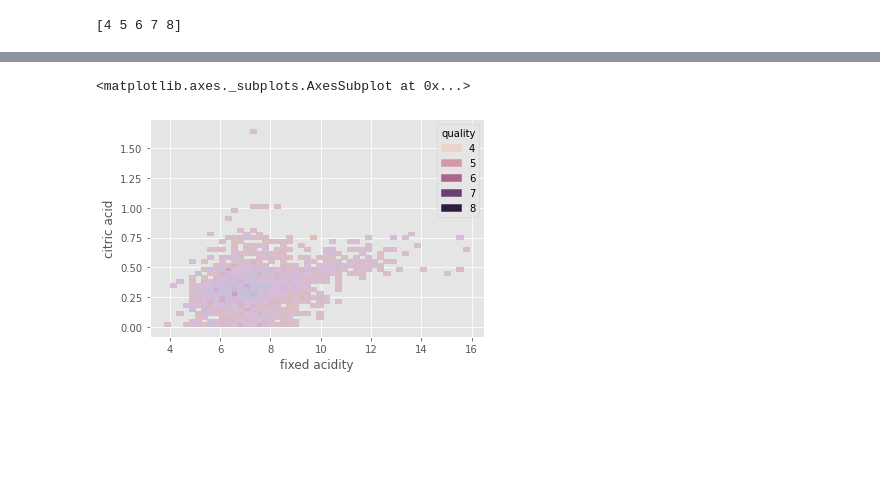
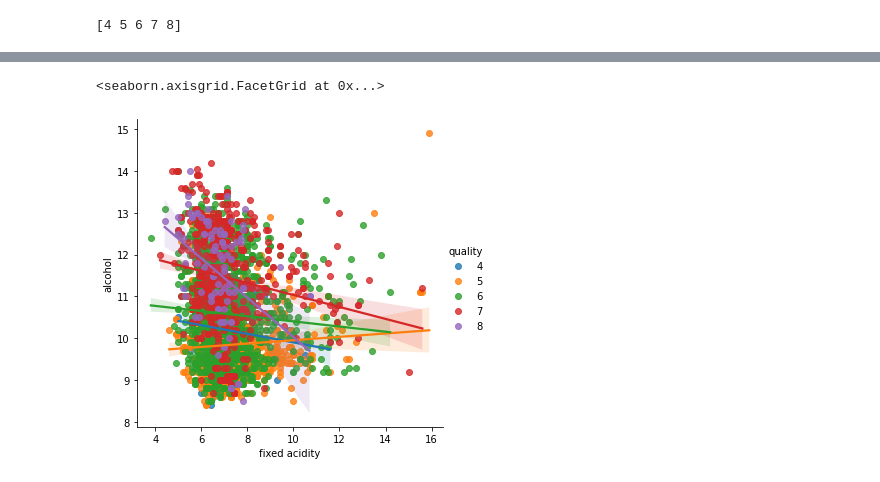
Before and after one commit to spegas/Dacon, a Jupyter notebook: Wine_v1.ipynb, the cells around one changed output, grey strips where cells are left out. Drawn from its saved outputs; the diff is of its cells as text; code cells hidden in the pictures; blank space fills up the shorter version.

```diff
--- a/Wine_v1.ipynb
+++ b/Wine_v1.ipynb
@@ -304,5 +276,5 @@ sns.kdeplot(data=pd_wine_data, x='fixed acidity', y='alcohol', hue='quality', cm
 # %%
-sns.histplot(data=pd_wine_data, x='fixed acidity', y='citric acid', bins=50, hue='quality')
+sns.lmplot(data=pd_wine_data, x='fixed acidity', y='alcohol', hue='quality')
 # %% [output]
-<matplotlib.axes._subplots.AxesSubplot at 0x...>
+<seaborn.axisgrid.FacetGrid at 0x...>
-[figure, old version]
+[figure, new version]
```
Also changed, not shown: parts of 30 cells of this notebook.
